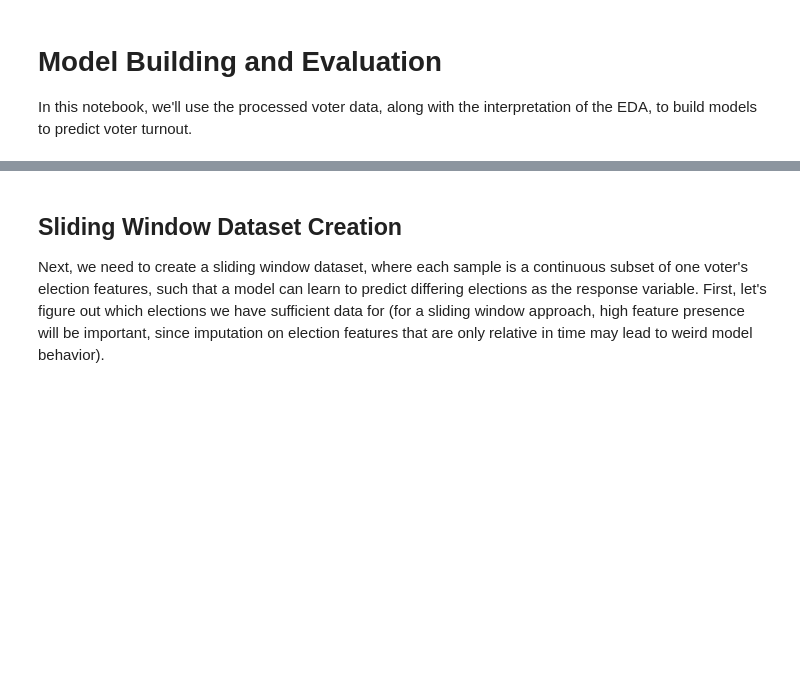
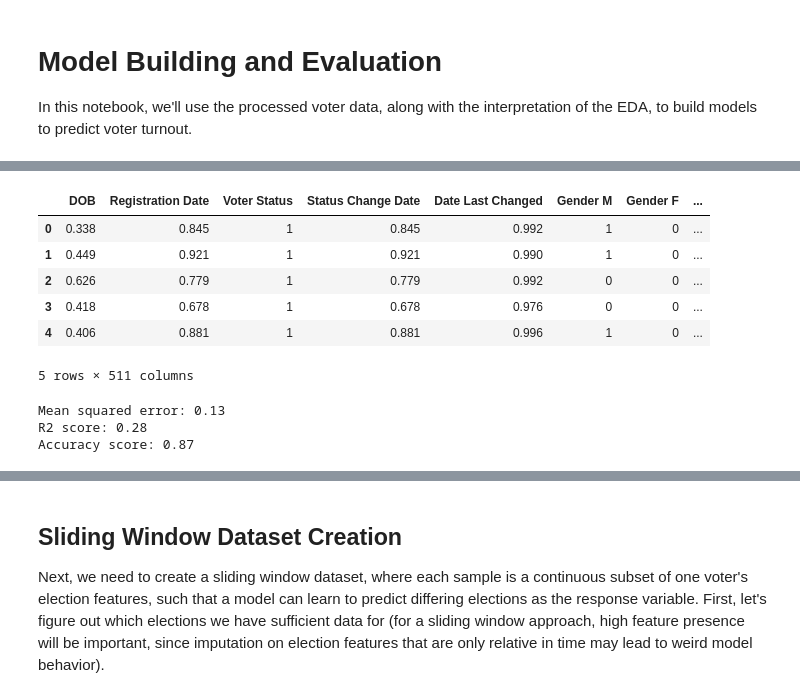
Before and after one commit to aaronzberger/VoterPrediction, a Jupyter notebook: src/voter_prediction.ipynb, the cells around one changed output, grey strips where cells are left out. Cells and saved outputs as stored; diff of their text form; code cells hidden in the pictures; blank space fills up the shorter version.

```diff
--- a/src/voter_prediction.ipynb
+++ b/src/voter_prediction.ipynb
@@ -36,0 +41,11 @@ import matplotlib.pyplot as plt
+# %%
+df_single = pd.read_csv(TEN_PCT_SAMPLE_FILE)
+df_single.head()
+# %% [output]
+|  | DOB | Registration Date | Voter Status | Status Change Date | Date Last Changed | Gender M | Gender F | ... |
+| 0 | 0.338 | 0.845 | 1 | 0.845 | 0.992 | 1 | 0 | ... |
+| 1 | 0.449 | 0.921 | 1 | 0.921 | 0.990 | 1 | 0 | ... |
+| 2 | 0.626 | 0.779 | 1 | 0.779 | 0.992 | 0 | 0 | ... |
+| 3 | 0.418 | 0.678 | 1 | 0.678 | 0.976 | 0 | 0 | ... |
+| 4 | 0.406 | 0.881 | 1 | 0.881 | 0.996 | 1 | 0 | ... |
+5 rows × 511 columns
@@ -36,0 +74,16 @@ import matplotlib.pyplot as plt
+# %%
+from sklearn.metrics import mean_squared_error
+
+mse = mean_squared_error(y_test, test_predictions)
+print(f"Mean squared error: {mse:.2f}")
+
+from sklearn.metrics import r2_score
+
+r2 = r2_score(y_test, test_predictions)
+print(f"R2 score: {r2:.2f}")
+
+print(f"Accuracy score: {accuracy_score(y_test, test_predictions):.2f}")
+# %% [output]
+Mean squared error: 0.13
+R2 score: 0.28
+Accuracy score: 0.87
```
Also changed, not shown: parts of 3 cells of this notebook, 3 other files.
